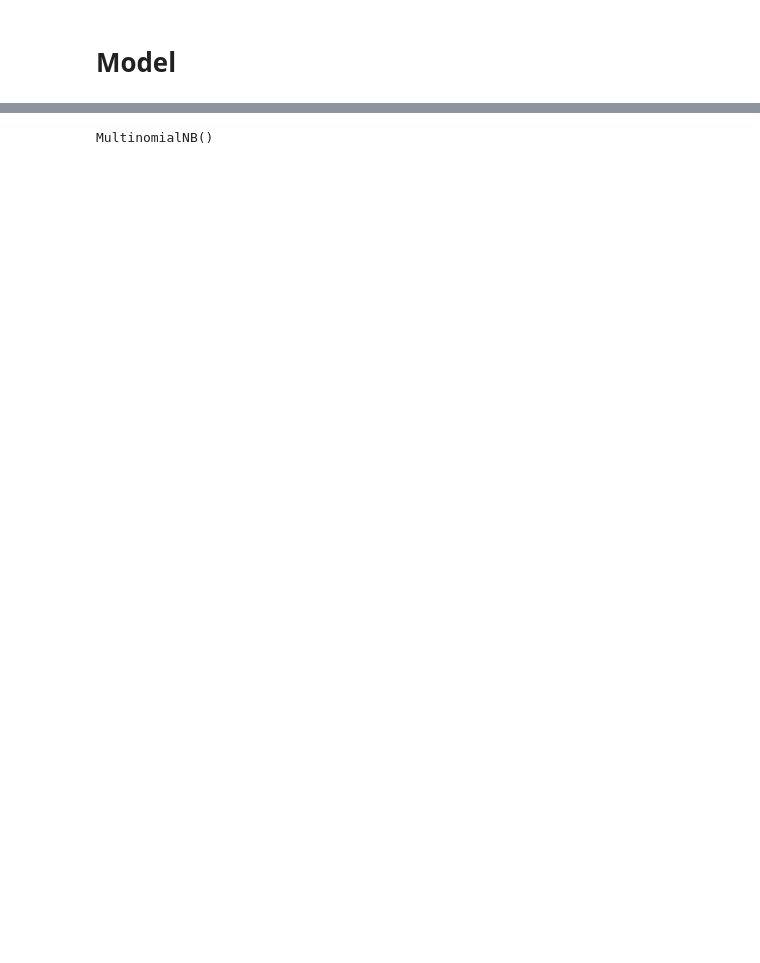
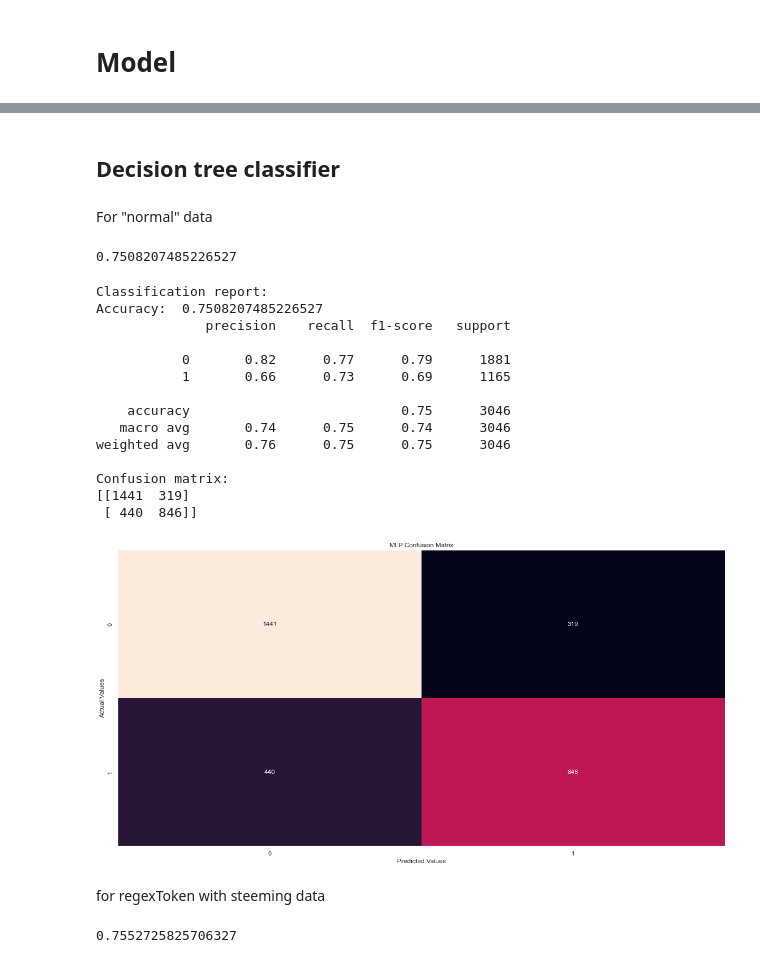
Before and after one commit to jakubrymuza/WTUM_17_2022, a Jupyter notebook: project.ipynb, the cells around one changed output, grey strips where cells are left out. Cells and saved outputs as stored; diff of their text form; code cells hidden in the pictures; blank space fills up the shorter version.

```diff
--- a/project.ipynb
+++ b/project.ipynb
@@ -494,0 +639,10 @@ train_vector = count_vectorization.fit_transform(df_train['text'])
+# %%
+count_vectorization = feature_extraction.text.CountVectorizer()
+train_x_vector = count_vectorization.fit_transform(train_x)
+count_vectorization2 = feature_extraction.text.CountVectorizer()
+train_x_vector_regexToken = count_vectorization2.fit_transform(train_x_regextoken)
+count_vectorization3 = feature_extraction.text.CountVectorizer()
+train_x_vector_treebankToken = count_vectorization3.fit_transform(train_x_treebanktoken)
+count_vectorization4 = feature_extraction.text.CountVectorizer()
+train_x_vector_regexToken_lemma = count_vectorization4.fit_transform(train_x_regextokenlemma)
+train_x_vector
@@ -495,2 +652,7 @@ train_vector = count_vectorization.fit_transform(df_train['text'])
+# %%
+test_x_vector = count_vectorization.transform(test_x)
+test_x_regex_vector = count_vectorization2.transform(test_x_regextoken)
+test_x_treebanktoken_vector = count_vectorization3.transform(test_x_treebanktoken)
+test_x_regextokenlemma_vector = count_vectorization4.transform(test_x_regextokenlemma)
 # %% [markdown]
 # Model
@@ -529,4 +659,60 @@ array([0.63568465, 0.61849711, 0.68678161, 0.64263323, 0.72423025])
-# %%
-mod3.fit(train_vector,df_train["target"])
-# %% [output]
-MultinomialNB()
+# %%
+
+
+def PrintRes(m_test_y,pred_y):
+    accuracy = accuracy_score(m_test_y,pred_y)
+    report = classification_report(pred_y, m_test_y)
+    cm = confusion_matrix(m_test_y, pred_y)
+
+    print("Classification report:")
+    print("Accuracy: ", accuracy)
+    print(report)
+    print("Confusion matrix:")
+    print(cm)
+    sns.heatmap(cm, annot=True, fmt='g', cbar=False)
+    plt.xlabel('Predicted Values')
+    plt.ylabel('Actual Values')
+    plt.title('MLP Confusion Matrix')
+    plt.show()
+
+    return accuracy
+# %% [markdown]
+## Decision tree classifier
+# %% [markdown]
+For "normal" data
+# %%
+dec_tree = DecisionTreeClassifier()
+dec_tree.fit(train_x_vector, train_y)
+
+dec_tree.score(test_x_vector,test_y)
+# %% [output]
+0.7508207485226527
+# %%
+YPred = dec_tree.predict(test_x_vector)
+
+dec_tree_acc =PrintRes(m_test_y=test_y,pred_y=YPred)
+# %% [output]
+Classification report:
+Accuracy:  0.7508207485226527
+              precision    recall  f1-score   support
+
+           0       0.82      0.77      0.79      1881
+           1       0.66      0.73      0.69      1165
+
+    accuracy                           0.75      3046
+   macro avg       0.74      0.75      0.74      3046
+weighted avg       0.76      0.75      0.75      3046
+
+Confusion matrix:
+[[1441  319]
+ [ 440  846]]
+[figure, added]
+# %% [markdown]
+for regexToken with steeming data
+# %%
+dec_tree_regex = DecisionTreeClassifier()
+dec_tree_regex.fit(train_x_vector_regexToken, train_y_regextoken)
+
+dec_tree_regex.score(test_x_regex_vector,test_y_regextoken)
+# %% [output]
+0.7552725825706327
```
Also changed, not shown: parts of 82 cells of this notebook.
